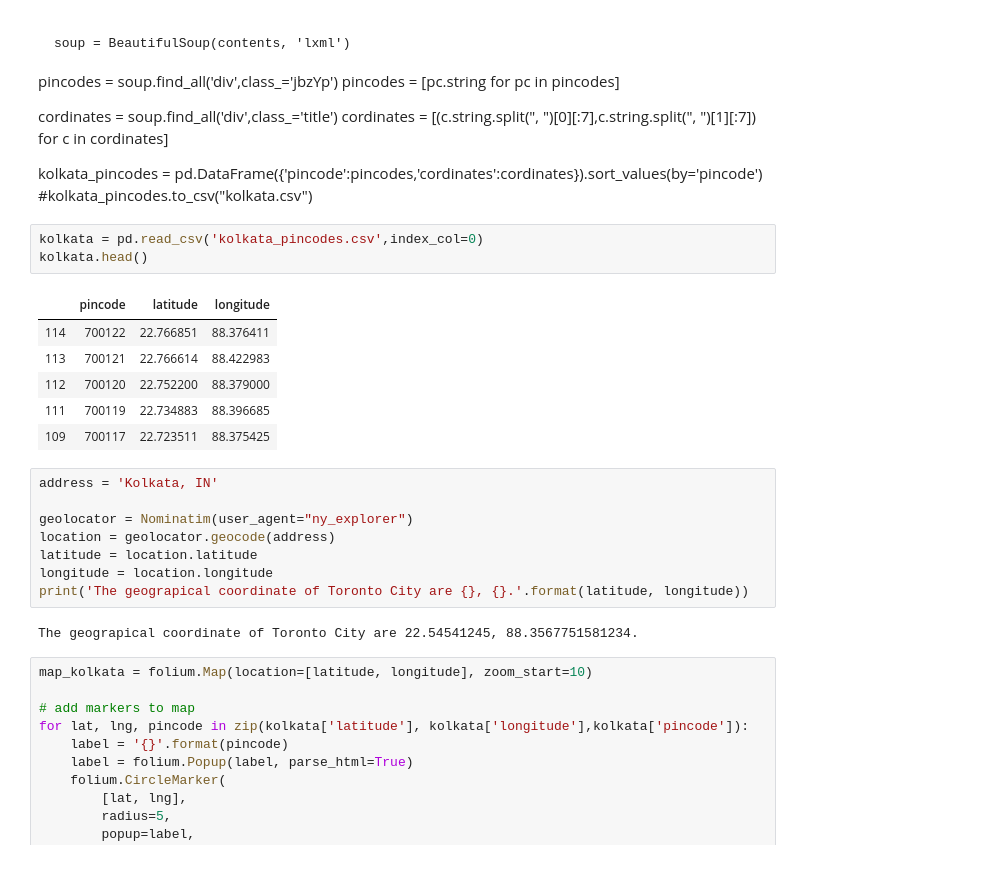
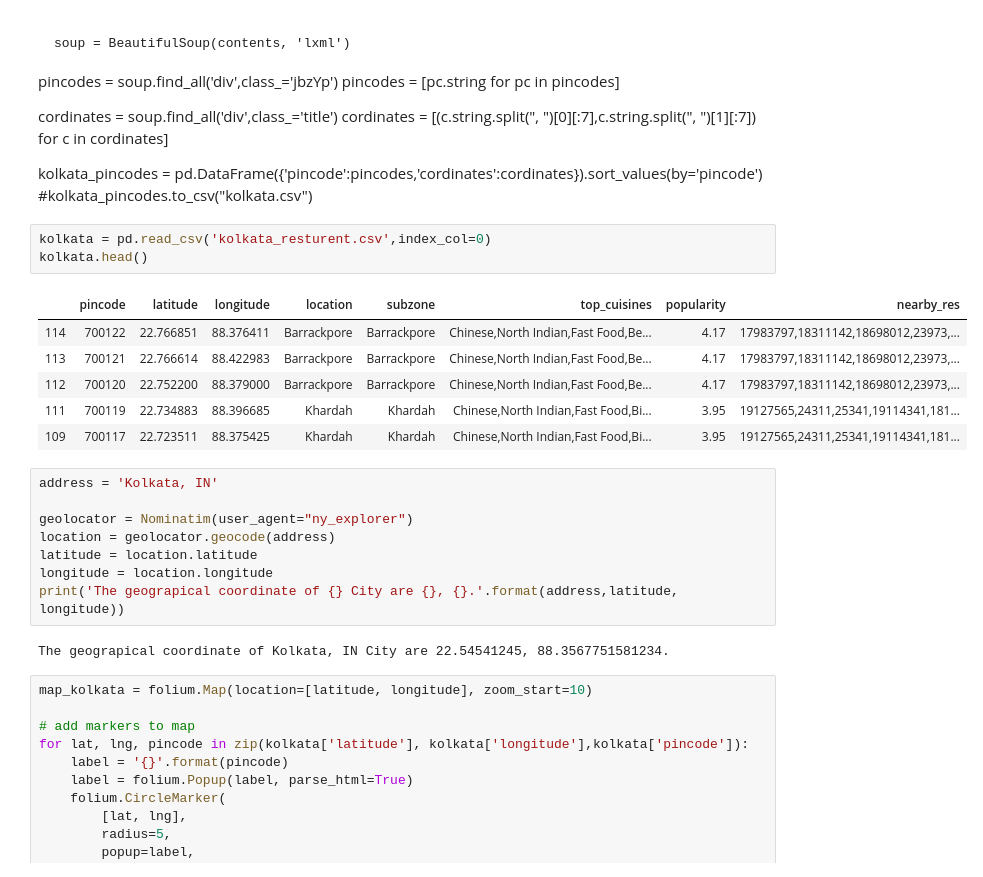
Before and after one commit to recervictory/Coursera_Capstone, a Jupyter notebook: Week 4/Battle.ipynb, the cells around one changed output. Drawn from its saved outputs; the diff is of its cells as text.

```diff
--- a/Week 4/Battle.ipynb
+++ b/Week 4/Battle.ipynb
@@ -132,15 +159,15 @@ cordinates = [(c.string.split(", ")[0][:7],c.string.split(", ")[1][:7]) for c in
 kolkata_pincodes = pd.DataFrame({'pincode':pincodes,'cordinates':cordinates}).sort_values(by='pincode')
 #kolkata_pincodes.to_csv("kolkata.csv")
 # %%
-kolkata = pd.read_csv('kolkata_pincodes.csv',index_col=0)
+kolkata = pd.read_csv('kolkata_resturent.csv',index_col=0)
 kolkata.head()
 # %% [output]
-|  | pincode | latitude | longitude |
-| 114 | 700122 | 22.766851 | 88.376411 |
-| 113 | 700121 | 22.766614 | 88.422983 |
-| 112 | 700120 | 22.752200 | 88.379000 |
-| 111 | 700119 | 22.734883 | 88.396685 |
-| 109 | 700117 | 22.723511 | 88.375425 |
+|  | pincode | latitude | longitude | location | subzone | top_cuisines | popularity | nearby_res |
+| 114 | 700122 | 22.766851 | 88.376411 | Barrackpore | Barrackpore | Chinese,North Indian,Fast Food,Be... | 4.17 | 17983797,18311142,18698012,23973,... |
+| 113 | 700121 | 22.766614 | 88.422983 | Barrackpore | Barrackpore | Chinese,North Indian,Fast Food,Be... | 4.17 | 17983797,18311142,18698012,23973,... |
+| 112 | 700120 | 22.752200 | 88.379000 | Barrackpore | Barrackpore | Chinese,North Indian,Fast Food,Be... | 4.17 | 17983797,18311142,18698012,23973,... |
+| 111 | 700119 | 22.734883 | 88.396685 | Khardah | Khardah | Chinese,North Indian,Fast Food,Bi... | 3.95 | 19127565,24311,25341,19114341,181... |
+| 109 | 700117 | 22.723511 | 88.375425 | Khardah | Khardah | Chinese,North Indian,Fast Food,Bi... | 3.95 | 19127565,24311,25341,19114341,181... |
 # %%
 address = 'Kolkata, IN'
 
@@ -148,9 +175,9 @@ geolocator = Nominatim(user_agent="ny_explorer")
 location = geolocator.geocode(address)
 latitude = location.latitude
 longitude = location.longitude
-print('The geograpical coordinate of Toronto City are {}, {}.'.format(latitude, longitude))
+print('The geograpical coordinate of {} City are {}, {}.'.format(address,latitude, longitude))
 # %% [output]
-The geograpical coordinate of Toronto City are 22.54541245, 88.3567751581234.
+The geograpical coordinate of Kolkata, IN City are 22.54541245, 88.3567751581234.
 # %%
 map_kolkata = folium.Map(location=[latitude, longitude], zoom_start=10)
 
```
Also changed, not shown: parts of 20 cells of this notebook.
